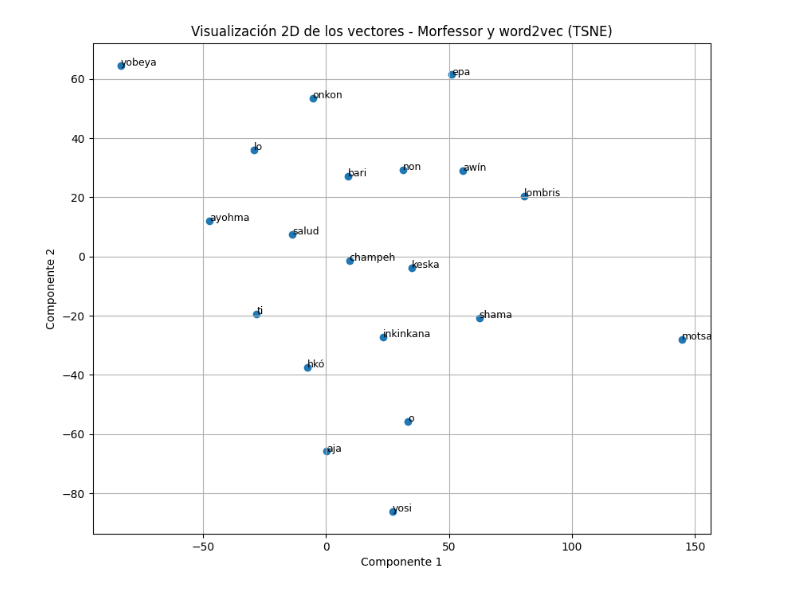
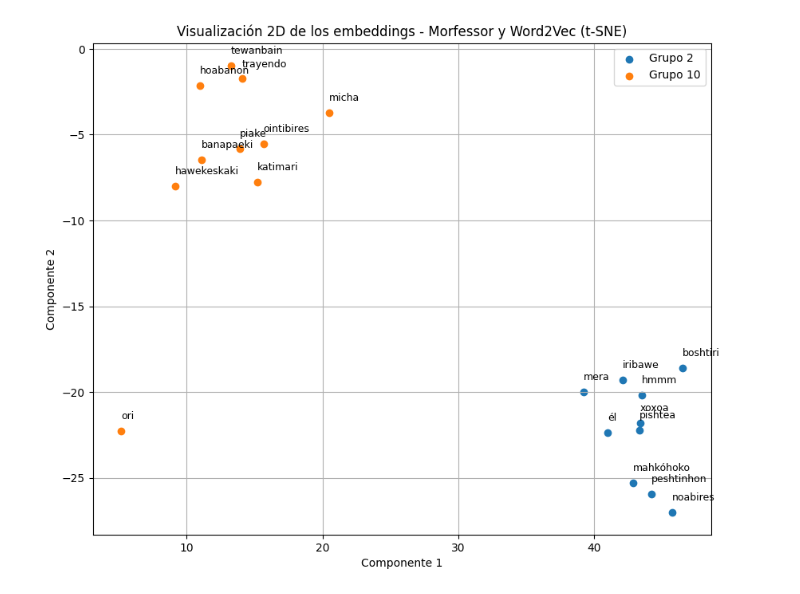
Before and after one commit to amyyy09/langmodel-iskonawa, a Jupyter notebook: O3/word2vec/morfessor2vec.ipynb, the cells around one changed output. Saved outputs shown, nothing was run; the diff lists cells and outputs as text; code cells hidden in the pictures.

```diff
--- a/O3/word2vec/morfessor2vec.ipynb
+++ b/O3/word2vec/morfessor2vec.ipynb
@@ -23,7 +23,7 @@ with open('../data/isc_sentences.txt', 'r') as f:
 sentences_segmented = [segment_words(model, sentence.split()) for sentence in sentences]
 
 # Train Word2Vec model on segmented sentences
-w2v_segmented = Word2Vec(sentences_segmented, vector_size=32, window=5, min_count=1, workers=4)
+w2v_segmented = Word2Vec(sentences_segmented, vector_size=100, window=5, min_count=1, workers=4)
 # %%
 w2v_segmented.save("iscmorf2vec.model")
 # %%
@@ -58,6 +58,17 @@ def visualize_embeddings_2D(words, vectors, dimension='tsne'):
     plt.ylabel('Componente 2')
     plt.grid()
     plt.show()
+# %%
+# read word list from file
+with open('../morfessor/isc_words_lower.txt', 'r') as f:
+    words = f.readlines()
+# %%
+# segment the words using BPE
+words_morf = [segment_words(model, word.split()) for word in words]
+# obtain the vectors for each subword and average them to get the vector for the word
+vectors = []
+for word in words_morf:
+    vectors.append(np.mean([w2v_segmented.wv[subword] for subword in word], axis=0))
 # %%
 import random
 word_list = list(w2v_segmented.wv.key_to_index.keys())
@@ -69,4 +79,0 @@ word_vectors = np.array([w2v_segmented.wv[word] for word in sampled_words])
-# %%
-visualize_embeddings_2D(sampled_words,word_vectors)
-# %% [output]
-[figure, removed]
@@ -72,0 +87,50 @@ visualize_embeddings_2D(sampled_words,word_vectors)
+# %%
+import matplotlib.pyplot as plt
+from sklearn.manifold import TSNE
+from sklearn.cluster import KMeans
+import numpy as np
+# cluster the vectors, plot 2 clusters in 2D with t-SNE, and color the points accordingly, and annotate them with the word
+def cluster_embeddings(vectors, words, n_clusters=5, clusters_to_plot=[0, 1], max_words_per_cluster=10):
+    """
+    Cluster the vectors, plot 2 clusters in 2D with t-SNE, and color the points accordingly, and annotate them with the word.
+    Plot a maximum of 10 words per cluster.
+
+    Args:
+        vectors (list): List of word vectors.
+        words (list): List of words corresponding to the vectors.
+        n_clusters (int): Number of clusters to identify.
+        clusters_to_plot (list): List of cluster indices to plot.
+        max_words_per_cluster (int): Maximum number of words to plot per cluster.
+    """
+    # Convert vectors to a NumPy array
+    vectors = np.array(vectors)
+
+    # Cluster the vectors using KMeans
+    kmeans = KMeans(n_clusters=n_clusters, random_state=0).fit(vectors)
+    clusters = kmeans.labels_
+
+    # Reduce dimensionality using t-SNE
+    perplexity = min(30, len(words) - 1)  # Ensure perplexity is less than the number of samples
+    tsne = TSNE(n_components=2, perplexity=perplexity, random_state=0)
+    reduced_vectors = tsne.fit_transform(vectors)
+
+    # Create a scatter plot
+    plt.figure(figsize=(10, 8))
+    for cluster in clusters_to_plot:
+        indices = [i for i, c in enumerate(clusters) if c == cluster]
+        # Limit the number of words plotted per cluster
+        indices = indices[:max_words_per_cluster]
+        plt.scatter(reduced_vectors[indices, 0], reduced_vectors[indices, 1], label=f'Grupo {cluster}')
+        for i in indices:
+            plt.annotate(words[i], (reduced_vectors[i, 0], reduced_vectors[i, 1]), fontsize=9)
+
+    plt.title('Visualización 2D de los embeddings - Morfessor y Word2Vec (t-SNE)')
+    plt.xlabel('Componente 1')
+    plt.ylabel('Componente 2')
+    plt.legend()
+    plt.grid()
+    plt.show()
+
+cluster_embeddings(np.array(vectors), words, n_clusters=100, clusters_to_plot=[2, 10])
+# %% [output]
+[figure, added]
```
Also changed, not shown: parts of 4 cells of this notebook, 19 other files.
